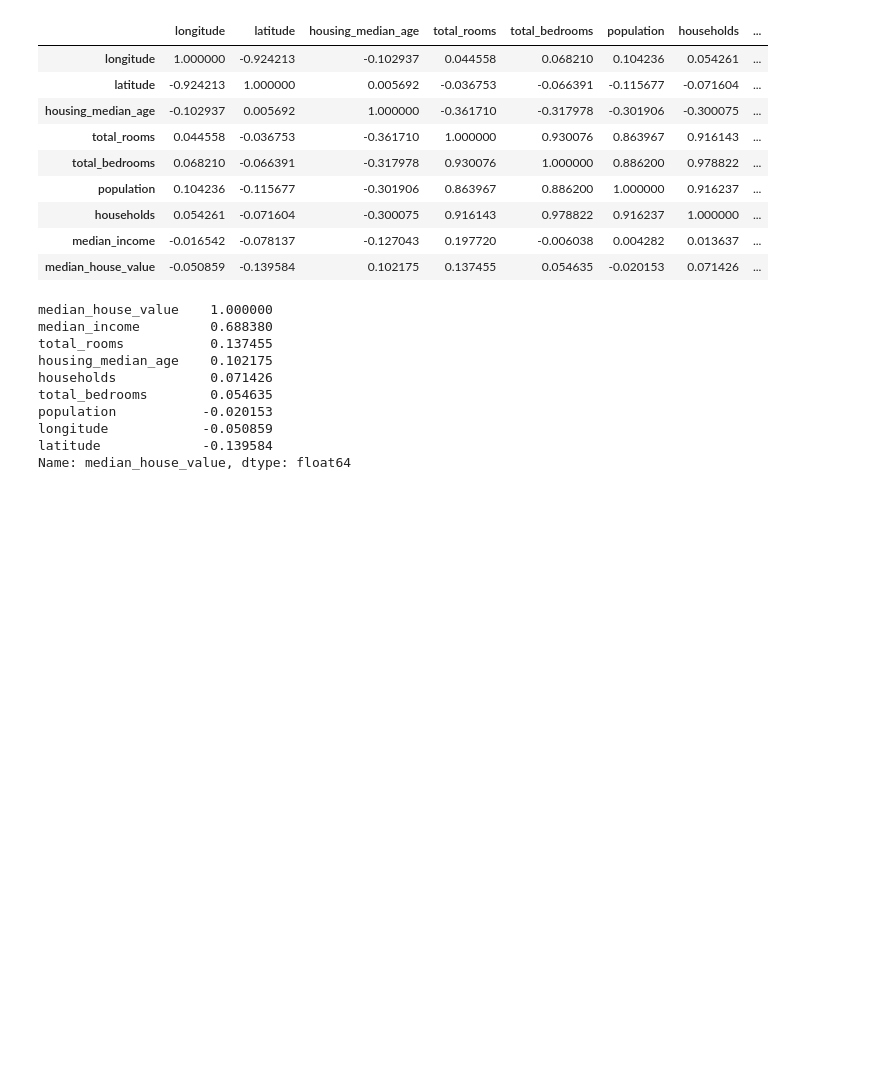
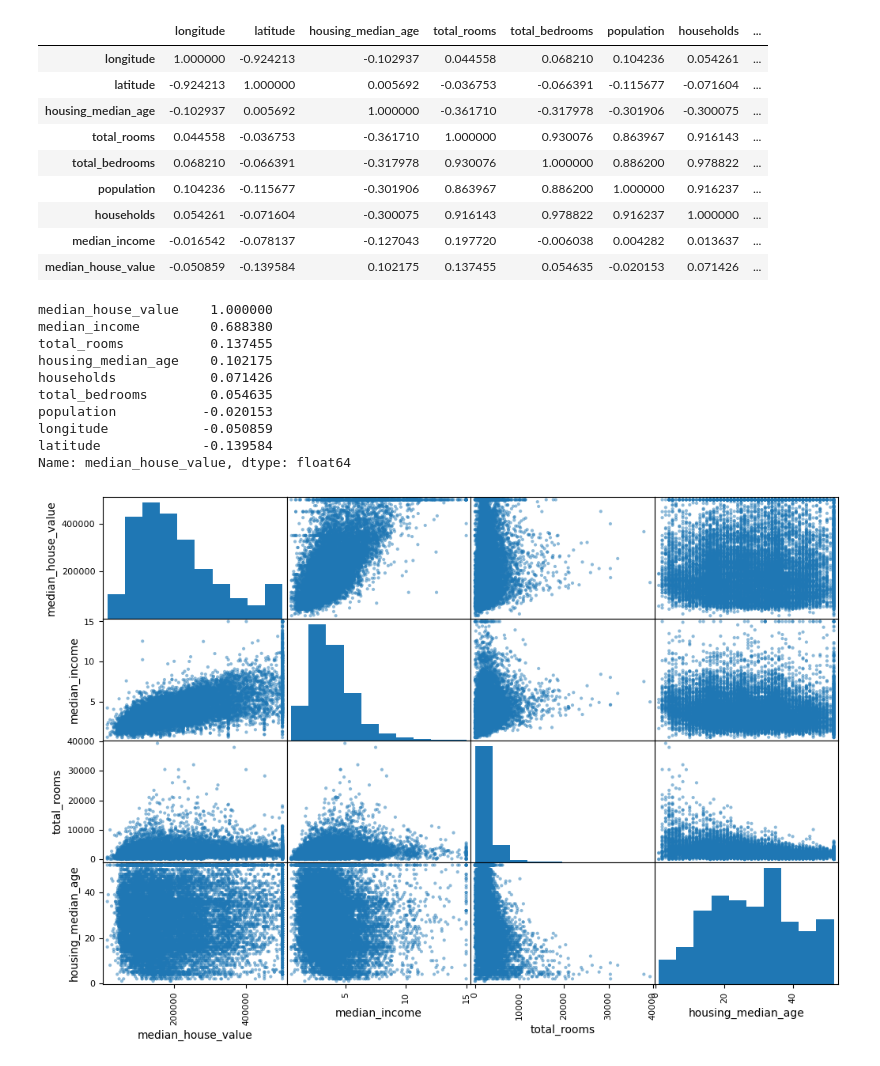
Before and after one commit to malayajac/HowIUnderstandIt_HandsOnML, a Jupyter notebook: ch2_end_to_end.ipynb, the cells around one changed output. Cells and saved outputs as stored; diff of their text form; code cells hidden in the pictures; blank space fills up the shorter version.

```diff
--- a/ch2_end_to_end.ipynb
+++ b/ch2_end_to_end.ipynb
@@ -205,3 +205,9 @@ population           -0.020153
 longitude            -0.050859
 latitude             -0.139584
 Name: median_house_value, dtype: float64
+# %%
+attributes = ["median_house_value", "median_income", "total_rooms", "housing_median_age"]
+pd.plotting.scatter_matrix(strat_train_set[attributes], figsize=(12, 8))
+plt.show()
+# %% [output]
+[figure, added]
```
Also changed, not shown: parts of 53 cells of this notebook.
